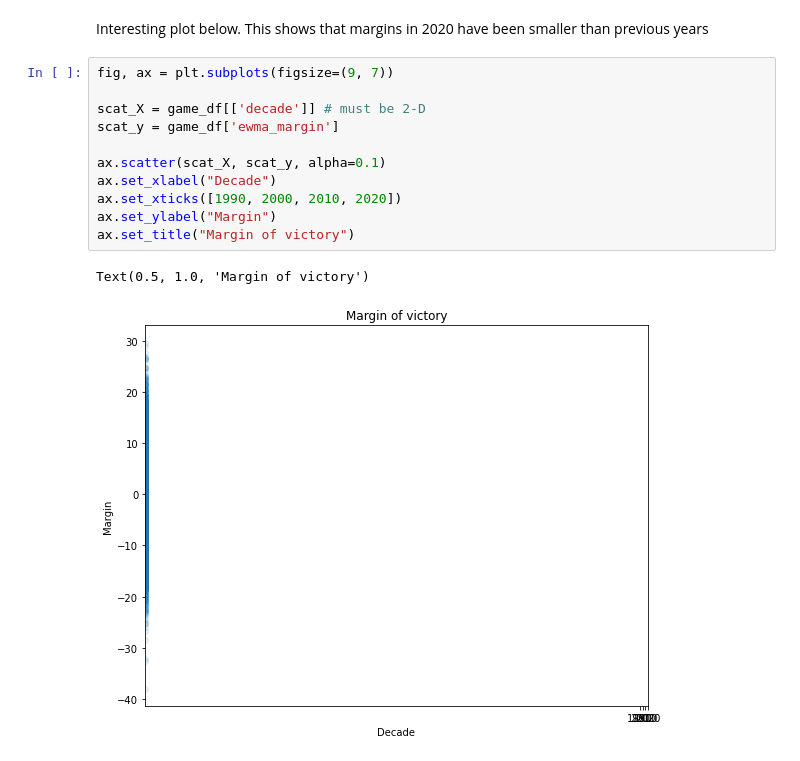
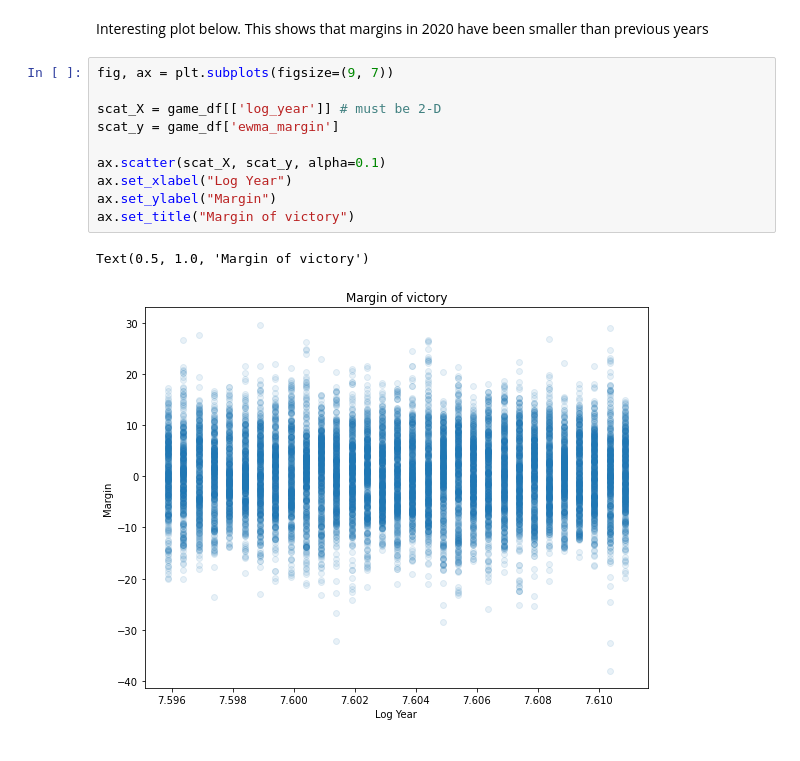
Before and after one commit to edubu2/metis-project2, a Jupyter notebook: code/model_selection.ipynb, the cells around one changed output. Saved outputs shown, nothing was run; the diff lists cells and outputs as text.

```diff
--- a/code/model_selection.ipynb
+++ b/code/model_selection.ipynb
@@ -50,17 +54,16 @@ Interesting plot below. This shows that margins in 2020 have been smaller than p
 # %%
 fig, ax = plt.subplots(figsize=(9, 7))
 
-scat_X = game_df[['decade']] # must be 2-D
+scat_X = game_df[['log_year']] # must be 2-D
 scat_y = game_df['ewma_margin']
 
 ax.scatter(scat_X, scat_y, alpha=0.1)
-ax.set_xlabel("Decade")
-ax.set_xticks([1990, 2000, 2010, 2020])
+ax.set_xlabel("Log Year")
 ax.set_ylabel("Margin")
 ax.set_title("Margin of victory")
 # %% [output]
 Text(0.5, 1.0, 'Margin of victory')
-[figure, old version]
+[figure, new version]
 # %%
 fig, ax = plt.subplots(figsize=(9, 7))
 
```
Also changed, not shown: parts of 3 cells of this notebook, 3 other files.
